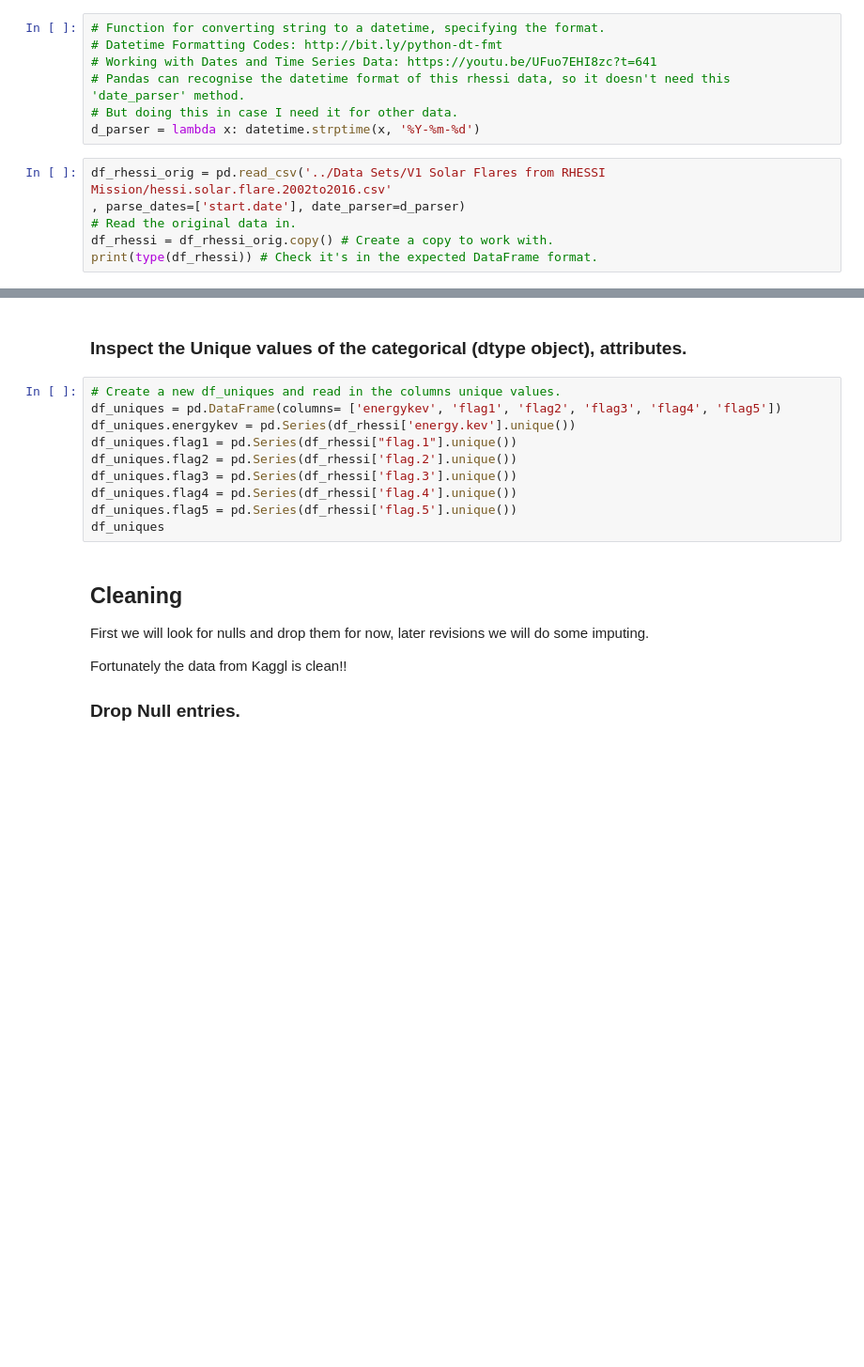
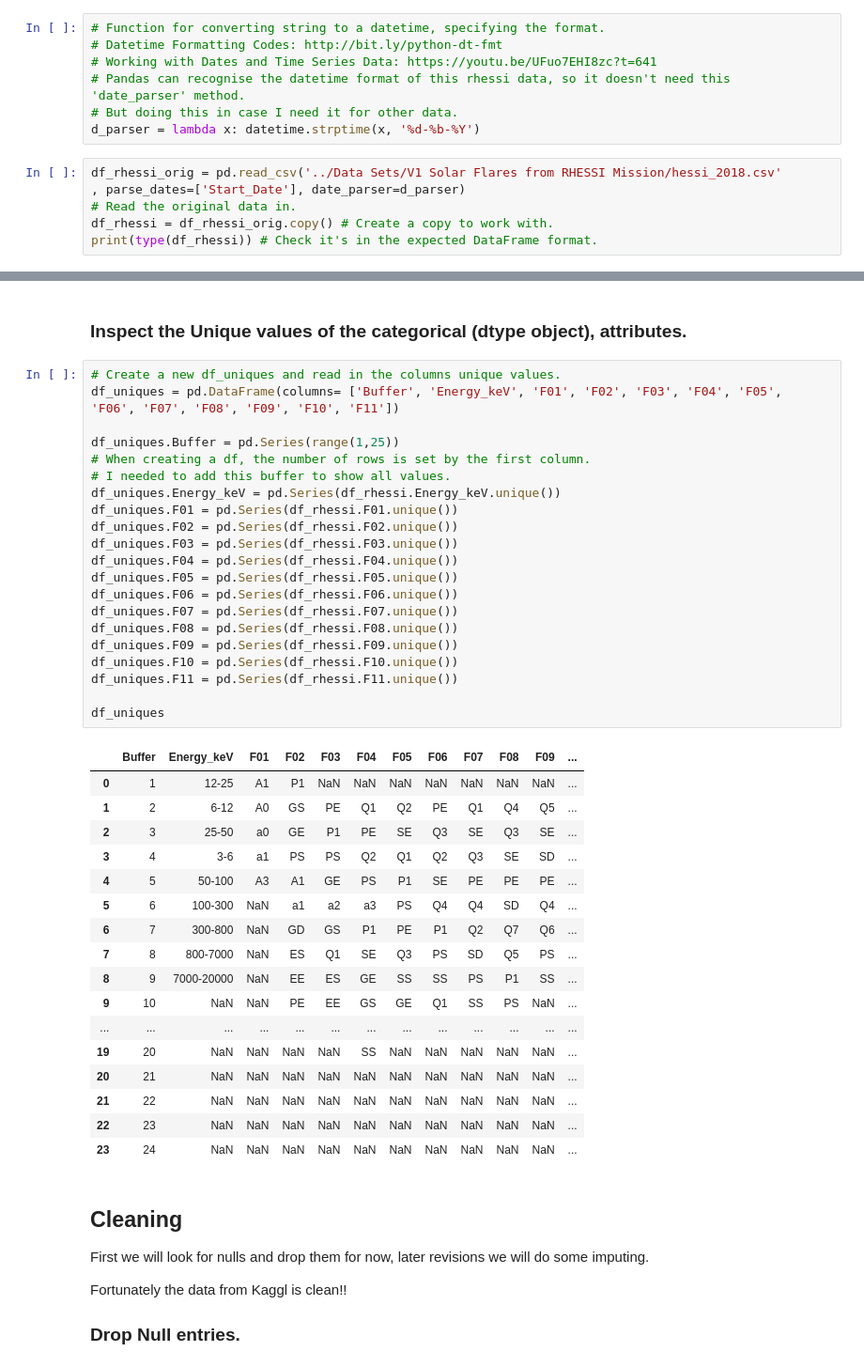
Before and after one commit to KaylumSnape/600091-FYP, a Jupyter notebook: Models/V1.ipynb, the cells around one changed output, grey strips where cells are left out. Shown at 94% size. Saved outputs shown, nothing was run; the diff lists cells and outputs as text; blank space fills up the shorter version.

Commit message:
Used updated hessi data set.

```diff
--- a/Models/V1.ipynb
+++ b/Models/V1.ipynb
@@ -31,10 +44,10 @@ from sklearn.metrics import accuracy_score, mean_absolute_error, mean_squared_er
 # Working with Dates and Time Series Data: https://youtu.be/UFuo7EHI8zc?t=641
 # Pandas can recognise the datetime format of this rhessi data, so it doesn't need this 'date_parser' method.
 # But doing this in case I need it for other data.
-d_parser = lambda x: datetime.strptime(x, '%Y-%m-%d')
+d_parser = lambda x: datetime.strptime(x, '%d-%b-%Y')
 # %%
-df_rhessi_orig = pd.read_csv('../Data Sets/V1 Solar Flares from RHESSI Mission/hessi.solar.flare.2002to2016.csv'
-, parse_dates=['start.date'], date_parser=d_parser)
+df_rhessi_orig = pd.read_csv('../Data Sets/V1 Solar Flares from RHESSI Mission/hessi_2018.csv'
+, parse_dates=['Start_Date'], date_parser=d_parser)
 # Read the original data in.
 df_rhessi = df_rhessi_orig.copy() # Create a copy to work with.
 print(type(df_rhessi)) # Check it's in the expected DataFrame format.
@@ -74,15 +132,44 @@ df_rhessi.dtypes
 # %% [markdown]
 ### Inspect the Unique values of the categorical (dtype object), attributes.
-# %%
-# Create a new df_uniques and read in the columns unique values.
-df_uniques = pd.DataFrame(columns= ['energykev', 'flag1', 'flag2', 'flag3', 'flag4', 'flag5'])
-df_uniques.energykev = pd.Series(df_rhessi['energy.kev'].unique())
-df_uniques.flag1 = pd.Series(df_rhessi["flag.1"].unique())
-df_uniques.flag2 = pd.Series(df_rhessi['flag.2'].unique())
-df_uniques.flag3 = pd.Series(df_rhessi['flag.3'].unique())
-df_uniques.flag4 = pd.Series(df_rhessi['flag.4'].unique())
-df_uniques.flag5 = pd.Series(df_rhessi['flag.5'].unique())
-df_uniques
+# %%
+# Create a new df_uniques and read in the columns unique values.
+df_uniques = pd.DataFrame(columns= ['Buffer', 'Energy_keV', 'F01', 'F02', 'F03', 'F04', 'F05', 'F06', 'F07', 'F08', 'F09', 'F10', 'F11'])
+
+df_uniques.Buffer = pd.Series(range(1,25))
+# When creating a df, the number of rows is set by the first column.
+# I needed to add this buffer to show all values.
+df_uniques.Energy_keV = pd.Series(df_rhessi.Energy_keV.unique())
+df_uniques.F01 = pd.Series(df_rhessi.F01.unique())
+df_uniques.F02 = pd.Series(df_rhessi.F02.unique())
+df_uniques.F03 = pd.Series(df_rhessi.F03.unique())
+df_uniques.F04 = pd.Series(df_rhessi.F04.unique())
+df_uniques.F05 = pd.Series(df_rhessi.F05.unique())
+df_uniques.F06 = pd.Series(df_rhessi.F06.unique())
+df_uniques.F07 = pd.Series(df_rhessi.F07.unique())
+df_uniques.F08 = pd.Series(df_rhessi.F08.unique())
+df_uniques.F09 = pd.Series(df_rhessi.F09.unique())
+df_uniques.F10 = pd.Series(df_rhessi.F10.unique())
+df_uniques.F11 = pd.Series(df_rhessi.F11.unique())
+
+df_uniques
+# %% [output]
+|  | Buffer | Energy_keV | F01 | F02 | F03 | F04 | F05 | F06 | F07 | F08 | F09 | ... |
+| 0 | 1 | 12-25 | A1 | P1 | NaN | NaN | NaN | NaN | NaN | NaN | NaN | ... |
+| 1 | 2 | 6-12 | A0 | GS | PE | Q1 | Q2 | PE | Q1 | Q4 | Q5 | ... |
+| 2 | 3 | 25-50 | a0 | GE | P1 | PE | SE | Q3 | SE | Q3 | SE | ... |
+| 3 | 4 | 3-6 | a1 | PS | PS | Q2 | Q1 | Q2 | Q3 | SE | SD | ... |
+| 4 | 5 | 50-100 | A3 | A1 | GE | PS | P1 | SE | PE | PE | PE | ... |
+| 5 | 6 | 100-300 | NaN | a1 | a2 | a3 | PS | Q4 | Q4 | SD | Q4 | ... |
+| 6 | 7 | 300-800 | NaN | GD | GS | P1 | PE | P1 | Q2 | Q7 | Q6 | ... |
+| 7 | 8 | 800-7000 | NaN | ES | Q1 | SE | Q3 | PS | SD | Q5 | PS | ... |
+| 8 | 9 | 7000-20000 | NaN | EE | ES | GE | SS | SS | PS | P1 | SS | ... |
+| 9 | 10 | NaN | NaN | PE | EE | GS | GE | Q1 | SS | PS | NaN | ... |
+| ... | ... | ... | ... | ... | ... | ... | ... | ... | ... | ... | ... | ... |
+| 19 | 20 | NaN | NaN | NaN | NaN | SS | NaN | NaN | NaN | NaN | NaN | ... |
+| 20 | 21 | NaN | NaN | NaN | NaN | NaN | NaN | NaN | NaN | NaN | NaN | ... |
+| 21 | 22 | NaN | NaN | NaN | NaN | NaN | NaN | NaN | NaN | NaN | NaN | ... |
+| 22 | 23 | NaN | NaN | NaN | NaN | NaN | NaN | NaN | NaN | NaN | NaN | ... |
+| 23 | 24 | NaN | NaN | NaN | NaN | NaN | NaN | NaN | NaN | NaN | NaN | ... |
 # %% [markdown]
 ## Cleaning
 
```
Also changed, not shown: parts of 15 cells of this notebook, 2 other files.
